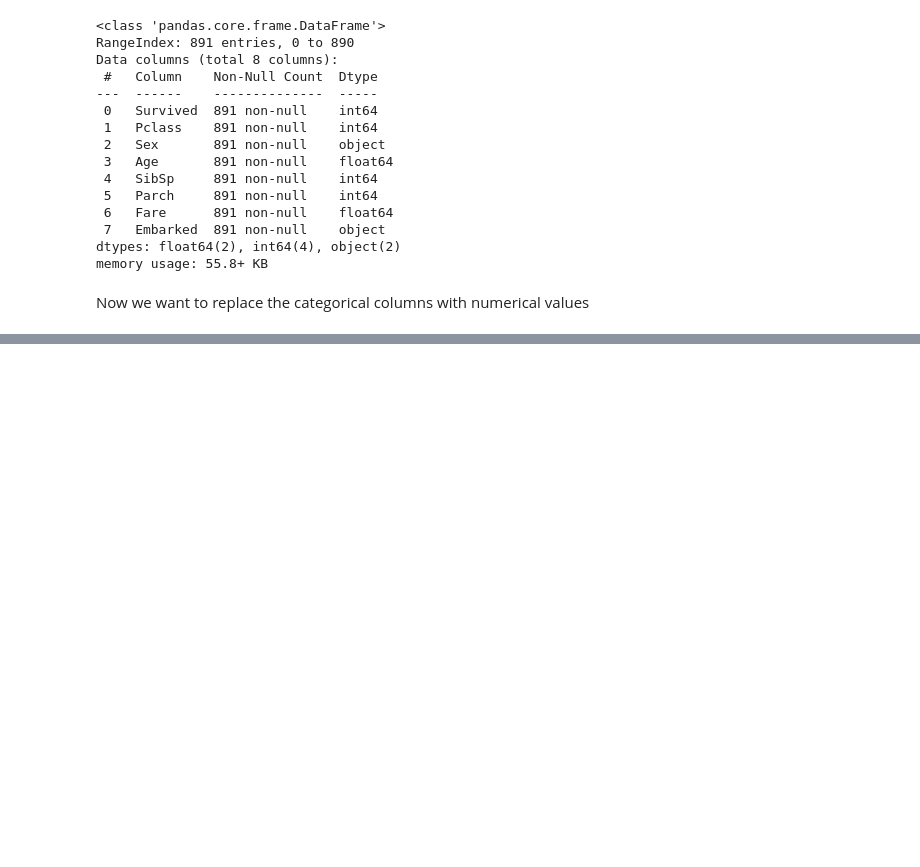
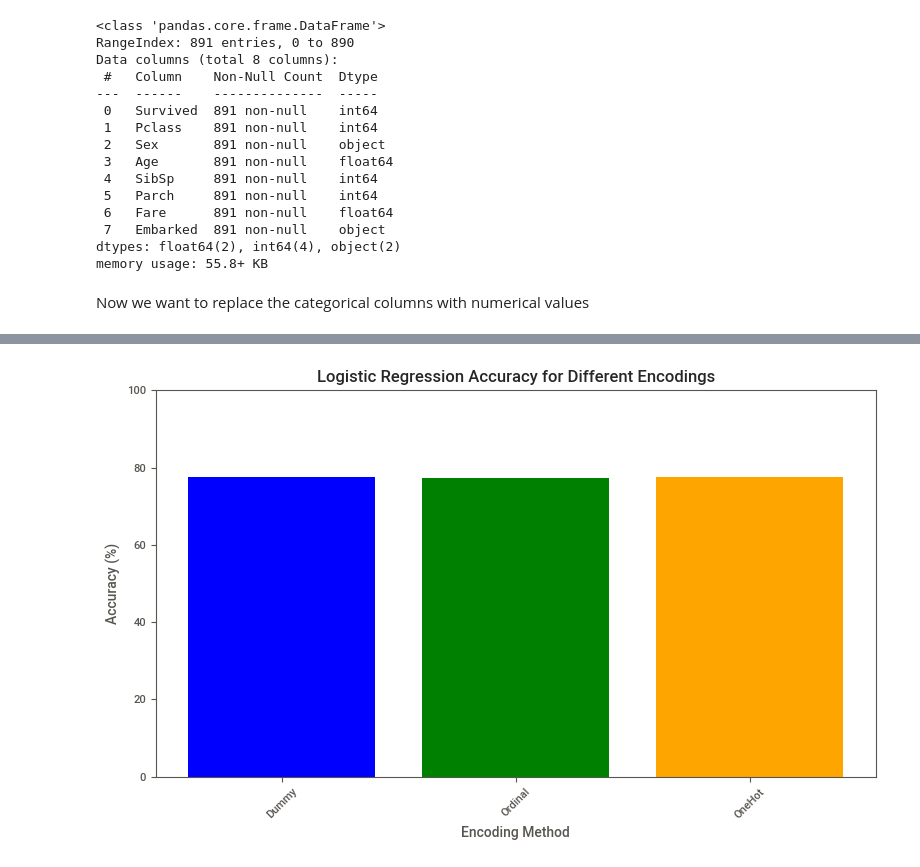
Before and after one commit to keronell/Titanic_ML2, a Jupyter notebook: Titanic.ipynb, the cells around one changed output, grey strips where cells are left out. Saved outputs shown, nothing was run; the diff lists cells and outputs as text; code cells hidden in the pictures; blank space fills up the shorter version.

Commit message:
Compare 3 methods of encoding

```diff
--- a/Titanic.ipynb
+++ b/Titanic.ipynb
@@ -198,9 +200,9 @@ data_clean = pd.get_dummies(data_clean, columns=['Sex', 'Embarked'], drop_first=
 # %%
-# Convert boolean columns to numerical (0 and 1)
-data_clean['Sex_male'] = data_clean['Sex_male'].astype(int)
-data_clean['Embarked_Q'] = data_clean['Embarked_Q'].astype(int)
-data_clean['Embarked_S'] = data_clean['Embarked_S'].astype(int)
-
-# Confirm the changes
-print(data_clean.info())
+# # Convert boolean columns to numerical (0 and 1)
+# data_clean['Sex_male'] = data_clean['Sex_male'].astype(int)
+# data_clean['Embarked_Q'] = data_clean['Embarked_Q'].astype(int)
+# data_clean['Embarked_S'] = data_clean['Embarked_S'].astype(int)
+#
+# # Confirm the changes
+# print(data_clean.info())
 # %% [output]
@@ -267,18 +421,80 @@ X (Feature Set):
 # %%
-# Logistic Regression
+import matplotlib.pyplot as plt
 from sklearn.linear_model import LogisticRegression
 from sklearn.metrics import accuracy_score
 
-# Initialize the model
-logreg = LogisticRegression()
+def evaluate_logistic_regression(X_train_dict, X_val_dict, t_train_dict, t_val_dict):
+    """
+    Evaluates logistic regression on different encoded datasets and plots the accuracies.
 
-# Train the model on the training set
-logreg.fit(X_train, y_train)
+    Parameters:
+    X_train_dict (dict): Dictionary containing training feature sets for each encoding method.
+    X_val_dict (dict): Dictionary containing validation feature sets for each encoding method.
+    t_train_dict (dict): Dictionary containing training targets for each encoding method.
+    t_val_dict (dict): Dictionary containing validation targets for each encoding method.
 
-# Predict on the test set
-y_pred = logreg.predict(X_test)
+    Returns:
+    None
+    """
+    accuracies = {}
 
-# Calculate accuracy
-acc_logreg = round(accuracy_score(y_test, y_pred) * 100, 2)
-print(f"Logistic Regression Accuracy: {acc_logreg}%")
+    for method in X_train_dict.keys():
+        # Initialize Logistic Regression
+        logreg = LogisticRegression(max_iter=1000, random_state=1)
+
+        # Train the model
+        logreg.fit(X_train_dict[method], t_train_dict[method])
+
+        # Predict on the validation set
+        t_pred = logreg.predict(X_val_dict[method])
+
+        # Calculate accuracy
+        acc = round(accuracy_score(t_val_dict[method], t_pred) * 100, 2)
+        accuracies[method] = acc
+
+    for method, accuracy in accuracies.items():
+        print(f"{method} Encoding Accuracy: {accuracy}%")
+
+    # Plot the results
+    plt.figure(figsize=(8, 5))
+    plt.bar(accuracies.keys(), accuracies.values(), color=['blue', 'green', 'orange', 'red'])
+    plt.title("Logistic Regression Accuracy for Different Encodings")
+    plt.xlabel("Encoding Method")
+    plt.ylabel("Accuracy (%)")
+    plt.ylim(0, 100)
+    plt.xticks(rotation=45)
+    plt.tight_layout()
+    plt.show()
+
+# Prepare dictionaries for training and validation sets for each method
+X_train_dict = {
+    # 'Original': X_train_original,
+    'Dummy': X_train_dummy,
+    'Ordinal': X_train_ordinal,
+    'OneHot': X_train_onehot,
+}
+
+X_val_dict = {
+    # 'Original': X_val_original,
+    'Dummy': X_val_dummy,
+    'Ordinal': X_val_ordinal,
+    'OneHot': X_val_onehot,
+}
+
+t_train_dict = {
+    # 'Original': t_train_original,
+    'Dummy': t_train_dummy,
+    'Ordinal': t_train_ordinal,
+    'OneHot': t_train_onehot,
+}
+
+t_val_dict = {
+    # 'Original': t_val_original,
+    'Dummy': t_val_dummy,
+    'Ordinal': t_val_ordinal,
+    'OneHot': t_val_onehot,
+}
+
+# Evaluate and visualize results
+evaluate_logistic_regression(X_train_dict, X_val_dict, t_train_dict, t_val_dict)
 # %% [output]
@@ -285,0 +504 @@ ValueError: Found input variables with inconsistent numbers of samples: [623, 71
+[figure, added]
```
Also changed, not shown: parts of 11 cells of this notebook, 1 other file.
